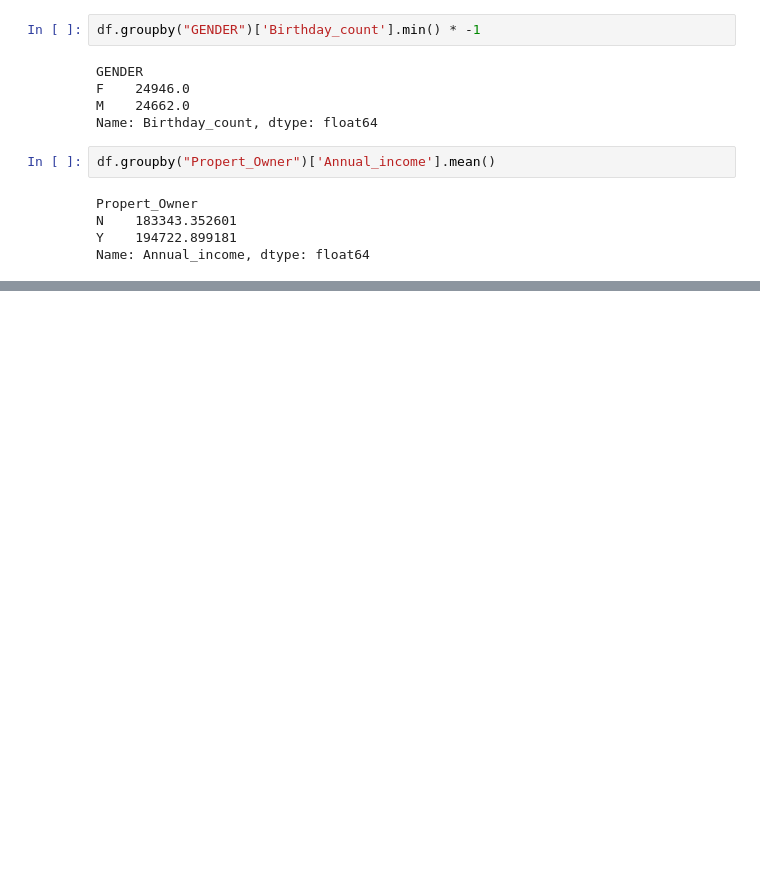
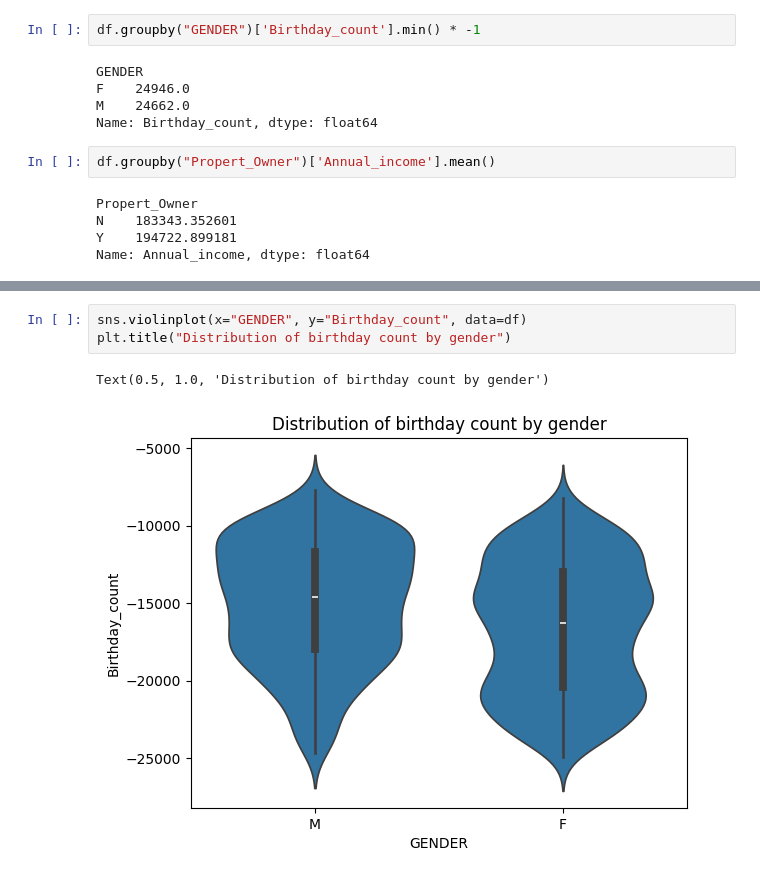
Before and after one commit to chaudharijay/Credit-card-Approval, a Jupyter notebook: model.ipynb, the cells around one changed output, grey strips where cells are left out. Drawn from its saved outputs; the diff is of its cells as text; blank space fills up the shorter version.

```diff
--- a/model.ipynb
+++ b/model.ipynb
@@ -286,0 +314,6 @@ Name: Annual_income, dtype: float64
+# %%
+sns.violinplot(x="GENDER", y="Birthday_count", data=df)
+plt.title("Distribution of birthday count by gender")
+# %% [output]
+Text(0.5, 1.0, 'Distribution of birthday count by gender')
+[figure, added]
```
Also changed, not shown: parts of 17 cells of this notebook.
